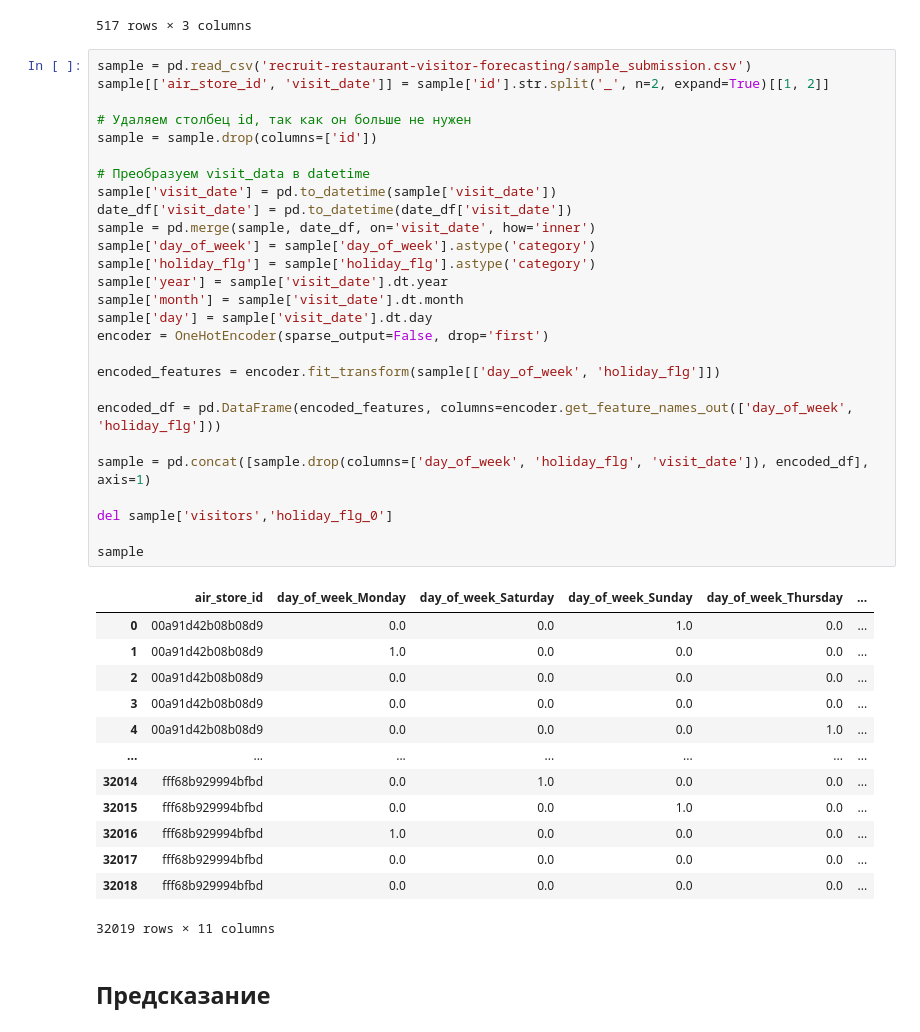
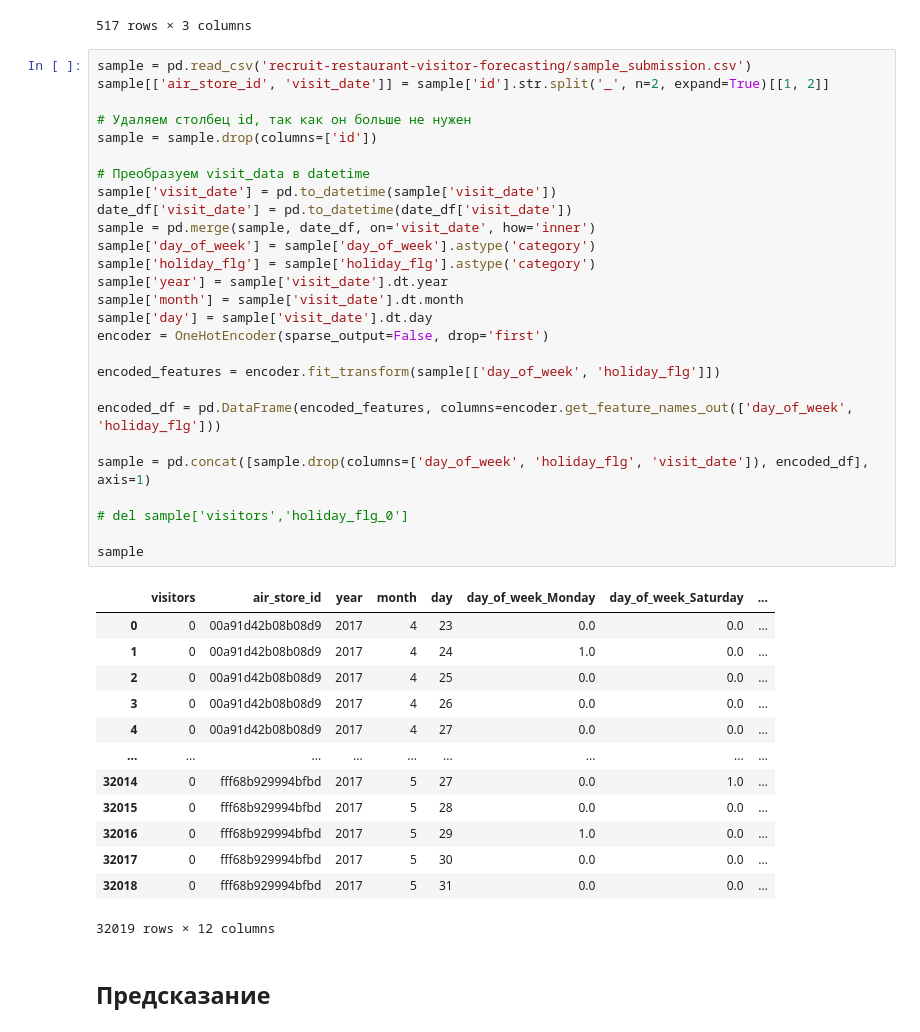
Before and after one commit to FEDOROV-ALEXANDER/ML_kurs2022, a Jupyter notebook: Homework/Homework2024/homework2024.ipynb, the cells around one changed output. Drawn from its saved outputs; the diff is of its cells as text.

```diff
--- a/Homework/Homework2024/homework2024.ipynb
+++ b/Homework/Homework2024/homework2024.ipynb
@@ -1115,44 +1117,44 @@ date_df
 # %%
 sample = pd.read_csv('recruit-restaurant-visitor-forecasting/sample_submission.csv')
 sample[['air_store_id', 'visit_date']] = sample['id'].str.split('_', n=2, expand=True)[[1, 2]]
 
 # Удаляем столбец id, так как он больше не нужен
 sample = sample.drop(columns=['id'])
 
 # Преобразуем visit_data в datetime
 sample['visit_date'] = pd.to_datetime(sample['visit_date'])
 date_df['visit_date'] = pd.to_datetime(date_df['visit_date'])
 sample = pd.merge(sample, date_df, on='visit_date', how='inner')
 sample['day_of_week'] = sample['day_of_week'].astype('category')
 sample['holiday_flg'] = sample['holiday_flg'].astype('category')
 sample['year'] = sample['visit_date'].dt.year
 sample['month'] = sample['visit_date'].dt.month
 sample['day'] = sample['visit_date'].dt.day
 encoder = OneHotEncoder(sparse_output=False, drop='first')
 
 encoded_features = encoder.fit_transform(sample[['day_of_week', 'holiday_flg']])
 
 encoded_df = pd.DataFrame(encoded_features, columns=encoder.get_feature_names_out(['day_of_week', 'holiday_flg']))
 
 sample = pd.concat([sample.drop(columns=['day_of_week', 'holiday_flg', 'visit_date']), encoded_df], axis=1)
 
-del sample['visitors','holiday_flg_0']
+# del sample['visitors','holiday_flg_0']
 
 sample
 # %% [output]
-|  | air_store_id | day_of_week_Monday | day_of_week_Saturday | day_of_week_Sunday | day_of_week_Thursday | ... |
-| 0 | 00a91d42b08b08d9 | 0.0 | 0.0 | 1.0 | 0.0 | ... |
-| 1 | 00a91d42b08b08d9 | 1.0 | 0.0 | 0.0 | 0.0 | ... |
-| 2 | 00a91d42b08b08d9 | 0.0 | 0.0 | 0.0 | 0.0 | ... |
-| 3 | 00a91d42b08b08d9 | 0.0 | 0.0 | 0.0 | 0.0 | ... |
-| 4 | 00a91d42b08b08d9 | 0.0 | 0.0 | 0.0 | 1.0 | ... |
-| ... | ... | ... | ... | ... | ... | ... |
-| 32014 | fff68b929994bfbd | 0.0 | 1.0 | 0.0 | 0.0 | ... |
-| 32015 | fff68b929994bfbd | 0.0 | 0.0 | 1.0 | 0.0 | ... |
-| 32016 | fff68b929994bfbd | 1.0 | 0.0 | 0.0 | 0.0 | ... |
-| 32017 | fff68b929994bfbd | 0.0 | 0.0 | 0.0 | 0.0 | ... |
-| 32018 | fff68b929994bfbd | 0.0 | 0.0 | 0.0 | 0.0 | ... |
+|  | visitors | air_store_id | year | month | day | day_of_week_Monday | day_of_week_Saturday | ... |
+| 0 | 0 | 00a91d42b08b08d9 | 2017 | 4 | 23 | 0.0 | 0.0 | ... |
+| 1 | 0 | 00a91d42b08b08d9 | 2017 | 4 | 24 | 1.0 | 0.0 | ... |
+| 2 | 0 | 00a91d42b08b08d9 | 2017 | 4 | 25 | 0.0 | 0.0 | ... |
+| 3 | 0 | 00a91d42b08b08d9 | 2017 | 4 | 26 | 0.0 | 0.0 | ... |
+| 4 | 0 | 00a91d42b08b08d9 | 2017 | 4 | 27 | 0.0 | 0.0 | ... |
+| ... | ... | ... | ... | ... | ... | ... | ... | ... |
+| 32014 | 0 | fff68b929994bfbd | 2017 | 5 | 27 | 0.0 | 1.0 | ... |
+| 32015 | 0 | fff68b929994bfbd | 2017 | 5 | 28 | 0.0 | 0.0 | ... |
+| 32016 | 0 | fff68b929994bfbd | 2017 | 5 | 29 | 1.0 | 0.0 | ... |
+| 32017 | 0 | fff68b929994bfbd | 2017 | 5 | 30 | 0.0 | 0.0 | ... |
+| 32018 | 0 | fff68b929994bfbd | 2017 | 5 | 31 | 0.0 | 0.0 | ... |
-32019 rows × 11 columns
+32019 rows × 12 columns
 # %% [markdown]
 ## Предсказание
 # %%
```
Also changed, not shown: parts of 2 cells of this notebook.
